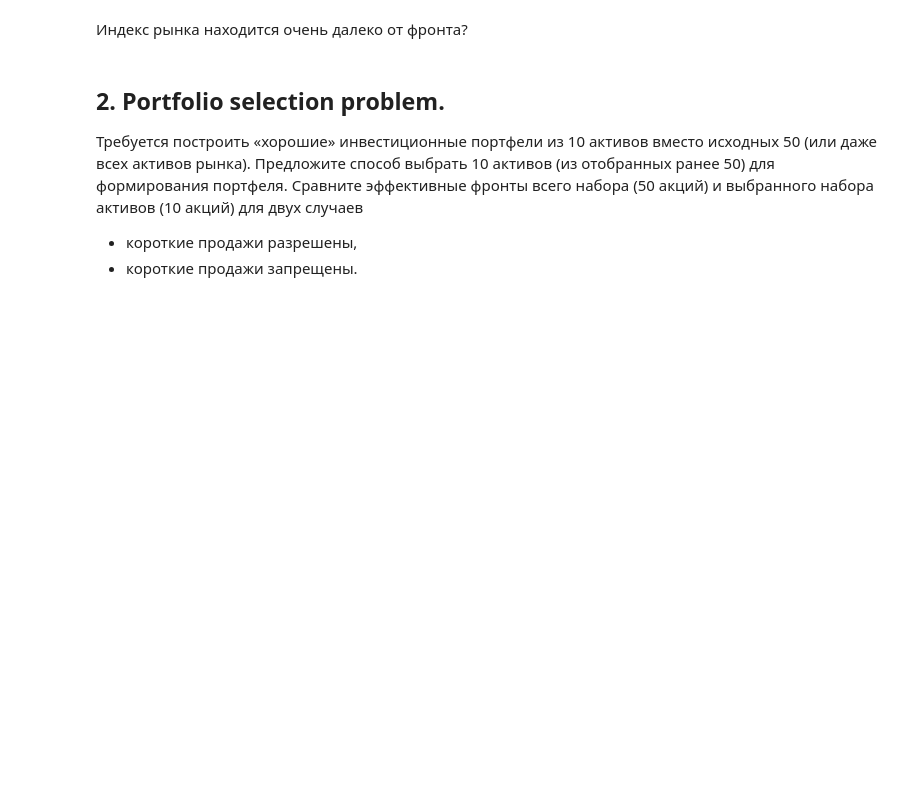
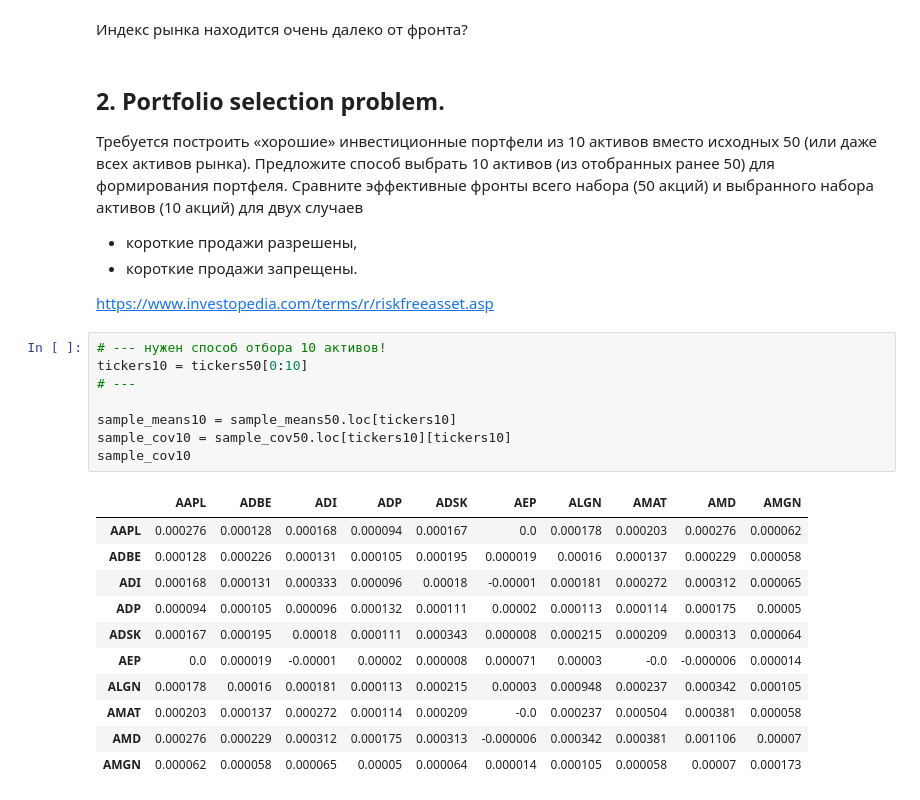
Before and after one commit to edmelnikov/Finance-operations-research-lab-2, a Jupyter notebook: lab-2_finance.ipynb, the cells around one changed output. Cells and saved outputs as stored; diff of their text form; blank space fills up the shorter version.

```diff
--- a/lab-2_finance.ipynb
+++ b/lab-2_finance.ipynb
@@ -599,3 +611,26 @@ fig.show()
 Требуется построить «хорошие» инвестиционные портфели из 10 активов вместо исходных 50 (или даже всех активов рынка). Предложите способ выбрать 10 активов (из отобранных ранее 50) для формирования портфеля. Сравните эффективные фронты всего набора (50 акций)  и выбранного набора активов (10 акций) для двух случаев
  - короткие продажи разрешены,
  - короткие продажи запрещены.
+
+
+ https://www.investopedia.com/terms/r/riskfreeasset.asp
+# %%
+# --- нужен способ отбора 10 активов!
+tickers10 = tickers50[0:10]
+# ---
+
+sample_means10 = sample_means50.loc[tickers10]
+sample_cov10 = sample_cov50.loc[tickers10][tickers10]
+sample_cov10
+# %% [output]
+|  | AAPL | ADBE | ADI | ADP | ADSK | AEP | ALGN | AMAT | AMD | AMGN |
+| AAPL | 0.000276 | 0.000128 | 0.000168 | 0.000094 | 0.000167 | 0.0 | 0.000178 | 0.000203 | 0.000276 | 0.000062 |
+| ADBE | 0.000128 | 0.000226 | 0.000131 | 0.000105 | 0.000195 | 0.000019 | 0.00016 | 0.000137 | 0.000229 | 0.000058 |
+| ADI | 0.000168 | 0.000131 | 0.000333 | 0.000096 | 0.00018 | -0.00001 | 0.000181 | 0.000272 | 0.000312 | 0.000065 |
+| ADP | 0.000094 | 0.000105 | 0.000096 | 0.000132 | 0.000111 | 0.00002 | 0.000113 | 0.000114 | 0.000175 | 0.00005 |
+| ADSK | 0.000167 | 0.000195 | 0.00018 | 0.000111 | 0.000343 | 0.000008 | 0.000215 | 0.000209 | 0.000313 | 0.000064 |
+| AEP | 0.0 | 0.000019 | -0.00001 | 0.00002 | 0.000008 | 0.000071 | 0.00003 | -0.0 | -0.000006 | 0.000014 |
+| ALGN | 0.000178 | 0.00016 | 0.000181 | 0.000113 | 0.000215 | 0.00003 | 0.000948 | 0.000237 | 0.000342 | 0.000105 |
+| AMAT | 0.000203 | 0.000137 | 0.000272 | 0.000114 | 0.000209 | -0.0 | 0.000237 | 0.000504 | 0.000381 | 0.000058 |
+| AMD | 0.000276 | 0.000229 | 0.000312 | 0.000175 | 0.000313 | -0.000006 | 0.000342 | 0.000381 | 0.001106 | 0.00007 |
+| AMGN | 0.000062 | 0.000058 | 0.000065 | 0.00005 | 0.000064 | 0.000014 | 0.000105 | 0.000058 | 0.00007 | 0.000173 |
```
Also changed, not shown: parts of 14 cells of this notebook.
